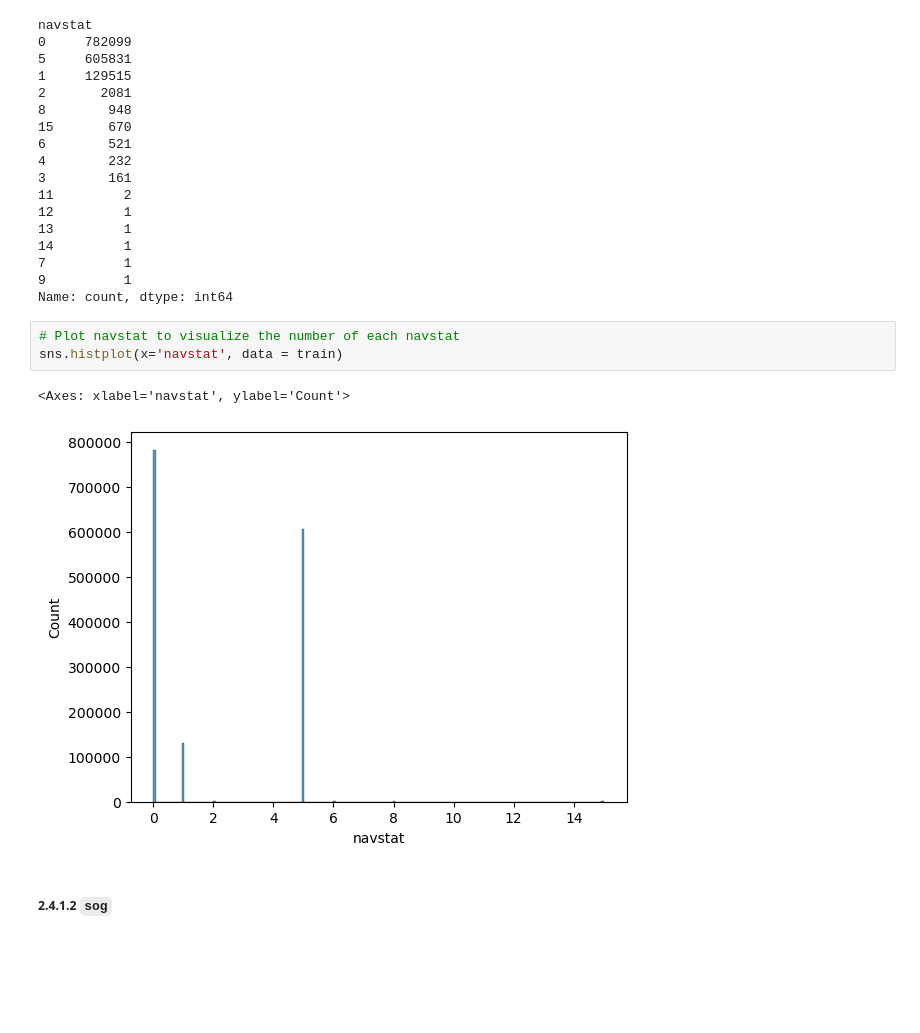
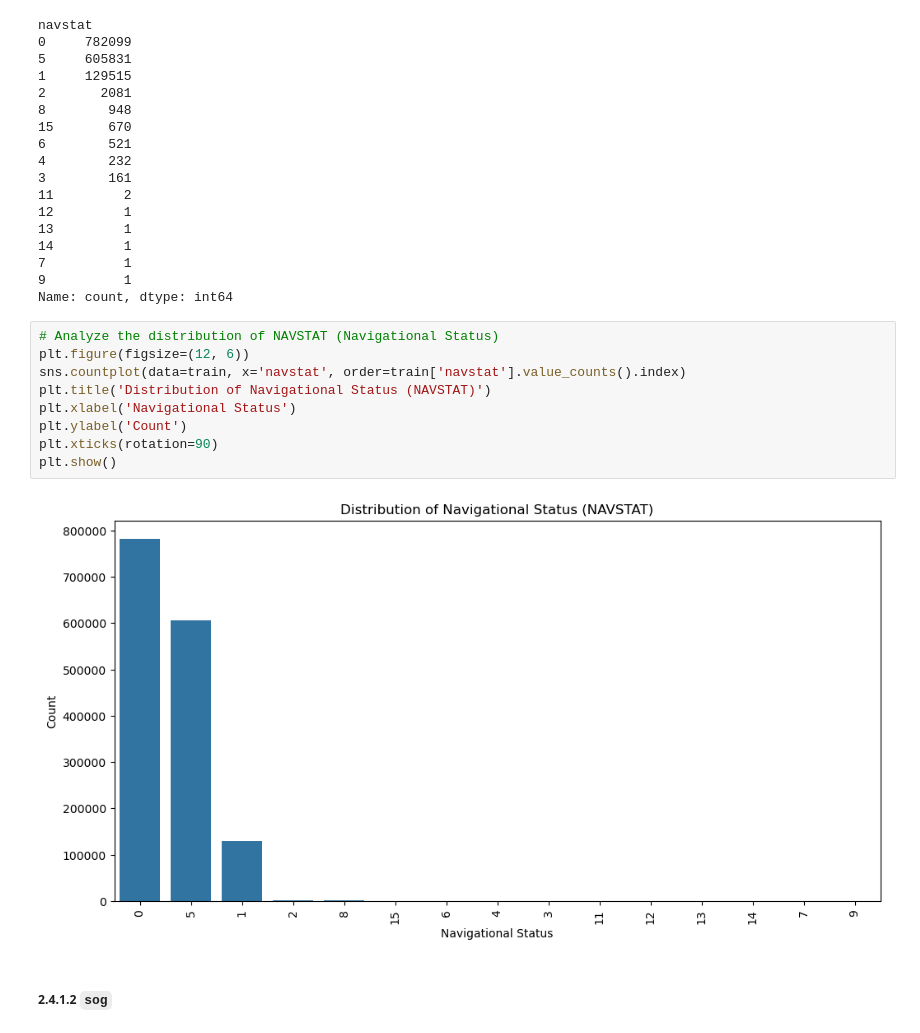
Before and after one commit to alexandersundquist/TDT4173-Modern-Machine-Learning-In-Practice-Project, a Jupyter notebook: Report.ipynb, the cells around one changed output. Saved outputs shown, nothing was run; the diff lists cells and outputs as text; blank space fills up the shorter version.

```diff
--- a/Report.ipynb
+++ b/Report.ipynb
@@ -182,12 +239,17 @@ navstat
 7          1
 9          1
 Name: count, dtype: int64
-# %%
-# Plot navstat to visualize the number of each navstat
-sns.histplot(x='navstat', data = train)
-# %% [output]
-<Axes: xlabel='navstat', ylabel='Count'>
-[figure, removed]
+# %%
+# Analyze the distribution of NAVSTAT (Navigational Status)
+plt.figure(figsize=(12, 6))
+sns.countplot(data=train, x='navstat', order=train['navstat'].value_counts().index)
+plt.title('Distribution of Navigational Status (NAVSTAT)')
+plt.xlabel('Navigational Status')
+plt.ylabel('Count')
+plt.xticks(rotation=90)
+plt.show()
+# %% [output]
+[figure, added]
 # %% [markdown]
 ##### 2.4.1.2 `sog`
 # %%
```
Also changed, not shown: parts of 26 cells of this notebook.
